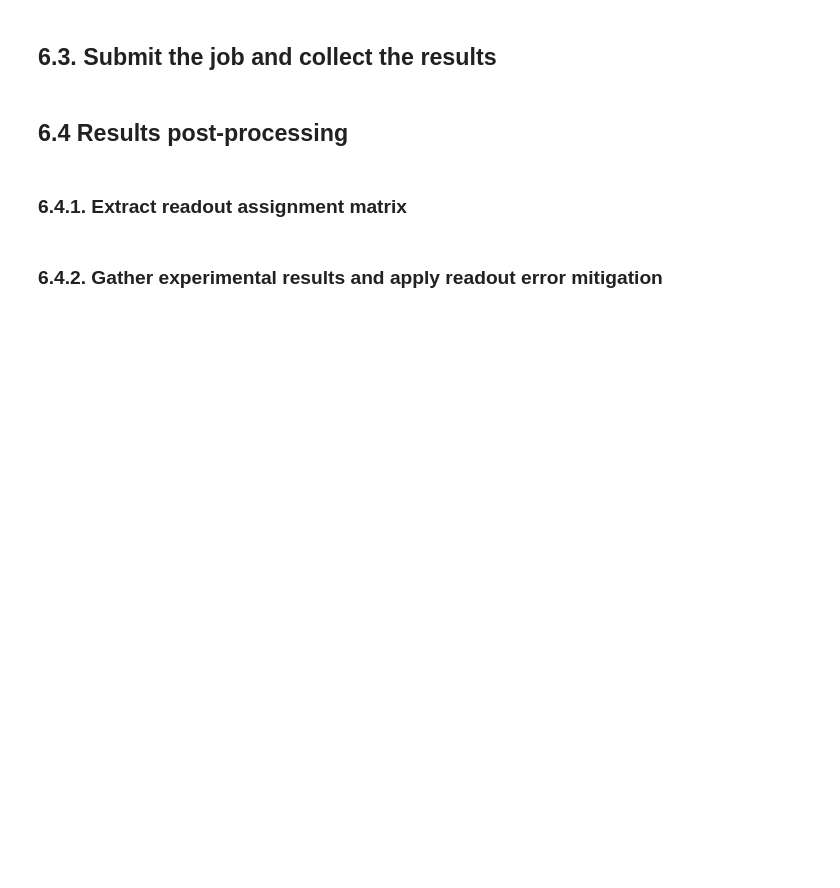
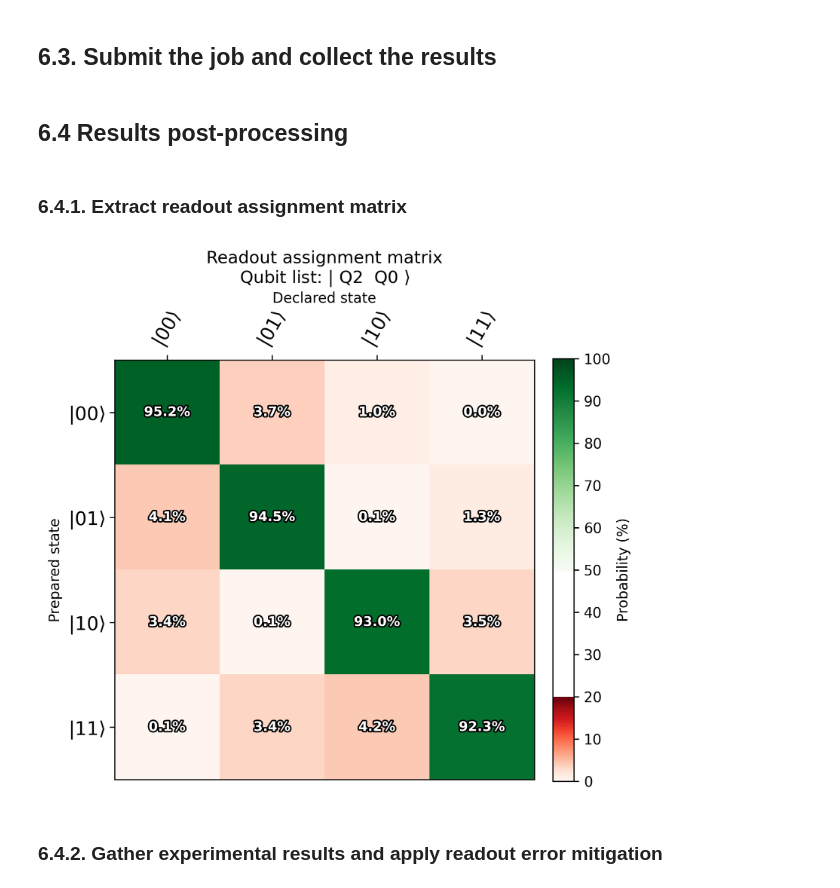
Before and after one commit to DiCarloLab-Delft/QuantumInspireUtilities, a Jupyter notebook: qi_utilities/notebook_guides/trotterization_guide.ipynb, the cells around one changed output. Saved outputs shown, nothing was run; the diff lists cells and outputs as text; code cells hidden in the pictures; blank space fills up the shorter version.

```diff
--- a/qi_utilities/notebook_guides/trotterization_guide.ipynb
+++ b/qi_utilities/notebook_guides/trotterization_guide.ipynb
@@ -330,15 +306,11 @@ qc_list[0].draw('mpl')
 # %% [markdown]
 ## 6.2 Transpile all circuits
 # %%
-tuna5_basis_gates = ['id', 'z', 's', 'sdg', 't', 'tdg', 'x', 'rx', 'y', 'ry', 'cz', 'barrier', 'delay', 'reset']
-qubit_priority_list = [1, 3, 0, 2, 4, 5, 6]
+starmon7_basis_gates = ['id', 'z', 's', 'sdg', 't', 'tdg', 'x', 'rx', 'y', 'ry', 'cz', 'barrier', 'delay', 'reset']
+qubit_priority_list = [0, 2, 1, 3, 4, 5, 6]
 
-transpiled_qc_list = []
-for qc_idx in range(len(qc_list)):
-    qc_transpiled = transpile(qc_list[qc_idx],
-                              backend,
-                              initial_layout=qubit_priority_list[0:qc.num_qubits],
-                              basis_gates=tuna5_basis_gates)
-
-    transpiled_qc_list.append(qc_transpiled)
+qc_transpiled = transpile(qc,
+                          backend,
+                          initial_layout=qubit_priority_list[0:qc.num_qubits],
+                          basis_gates=starmon7_basis_gates)
 # %%
@@ -347,7 +319,7 @@ transpiled_qc_list[0].draw('mpl')
 ## 6.3. Submit the job and collect the results
 # %%
 nr_shots = 2**12
-job = backend.run(transpiled_qc_list, shots=nr_shots, memory=True)
+job = backend.run(qc_transpiled, shots=nr_shots, memory=True)
 result = job.result(timeout = 600)
 # %% [markdown]
 ## 6.4 Results post-processing
@@ -361,2 +328,16 @@ plot_ro_assignment_matrix(ro_assignment_matrix, nr_qubits)
+# %%
+qubit_list = [qubit_priority_list[0], qubit_priority_list[1]]
+
+raw_data_shots, ro_mitigation_shots = split_raw_shots(result, qubit_list)
+# %%
+ro_assignment_matrix = extract_ro_assignment_matrix(ro_mitigation_shots, qubit_list)
+
+raw_data_counts = get_multi_qubit_counts(raw_data_shots, len(qubit_list))
+raw_data_probs = get_multi_qubit_prob(raw_data_counts)
+ro_corrected_probs = ro_corrected_multi_qubit_prob(raw_data_probs, ro_assignment_matrix, qubit_list)
+# %%
+plot_ro_assignment_matrix(ro_assignment_matrix, qubit_list)
+# %% [output]
+[figure, added]
 # %% [markdown]
 ### 6.4.2. Gather experimental results and apply readout error mitigation
```
Also changed, not shown: parts of 24 cells of this notebook, 6 other files.
